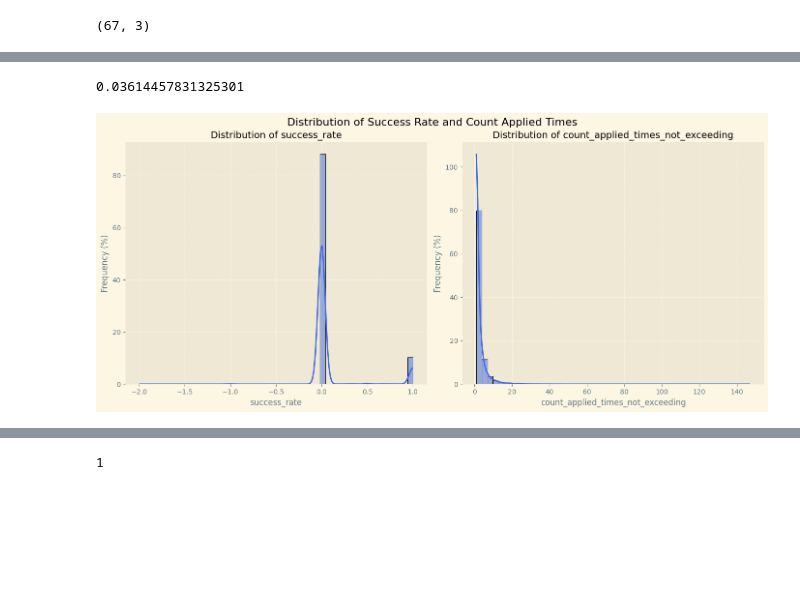
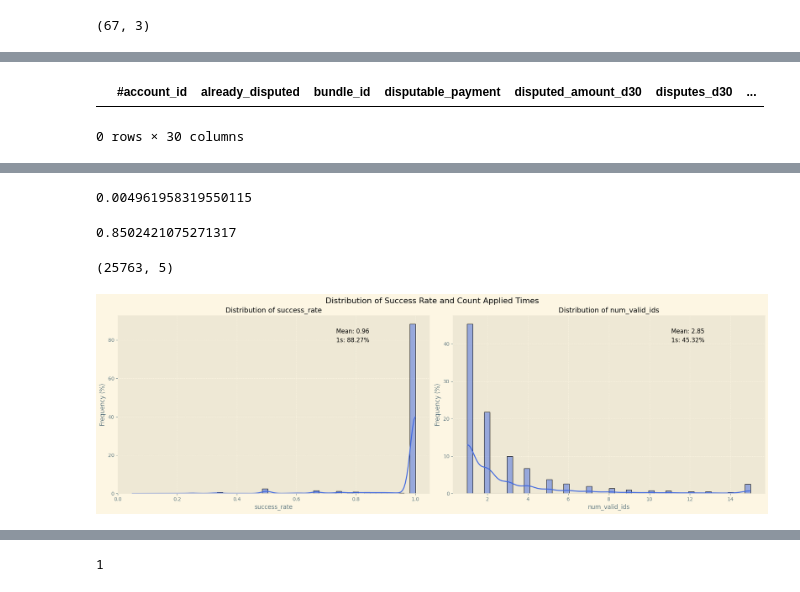
Before and after one commit to PereFuster/Colin-s-insight-rules, a Jupyter notebook: Analysis of withdrawal apply.ipynb, the cells around one changed output, grey strips where cells are left out. Drawn from its saved outputs; the diff is of its cells as text; code cells hidden in the pictures; blank space fills up the shorter version.

```diff
--- a/Analysis of withdrawal apply.ipynb
+++ b/Analysis of withdrawal apply.ipynb
@@ -523,14 +501,2 @@ first_pay_time	#account_id	amount	applied_time	output	output_time	withdraw_id
 # %% [markdown]
 ###
-# %%
-from datetime import timedelta
-
-def convert_to_datetime_list(column):
-    return column.apply(lambda x: [pd.to_datetime(t) if pd.notnull(t) else None for t in x] if isinstance(x, list) else pd.to_datetime(x))
-
-merged_df['first_pay_time'] = pd.to_datetime(merged_df['first_pay_time'])
-merged_df['applied_time'] = convert_to_datetime_list(merged_df['applied_time'])
-merged_df['output_time'] = convert_to_datetime_list(merged_df['output_time'])
-
-filtered_df = merged_df[merged_df['applied_time'].apply(lambda times: all(pd.notnull(times)) if isinstance(times, list) else pd.notnull(times))].copy()
-filtered_df
@@ -772,4 +507,5 @@ Now develop the rules, and see if any can be used or it is useful at all.
 # %%
+modelling_df = merged_df.copy(deep = True)
 modelling_df['new_disputer_30d'] = modelling_df['disputes_d30'].apply(lambda x: 1 if x > 0 else 0)
 # %% [markdown]
 ## Investigation
@@ -780,8 +516,8 @@ modelling_df[modelling_df['count_success_withdrawals'] > modelling_df['count_app
 # %%
 
 # predictors:
-modelling_df['success_rate'] = 1 - modelling_df['count_success_withdrawals'] / modelling_df['count_applied_times_not_exceeding']
-modelling_df['count_applied_times_not_exceeding']
-regressors_all = ['success_rate', 'count_applied_times_not_exceeding']
+modelling_df['success_rate'] = modelling_df['num_valid_succeful_ids'] / modelling_df['num_valid_ids']
+# modelling_df['count_applied_times_not_exceeding']
+regressors_all = ['success_rate', 'num_valid_ids']
 
 # response: new_disputer_30d
@@ -803,13 +524,18 @@ array(['10113784', Timestamp('2023-12-23 04:58:34.514000'),
+# %%
+modelling_df[modelling_df['num_valid_succeful_ids'] > modelling_df['num_valid_ids']]
+# %% [output]
+|  | #account_id | already_disputed | bundle_id | disputable_payment | disputed_amount_d30 | disputes_d30 | ... |
+0 rows × 30 columns
 # %%
 
 # train_data = modelling_df[modelling_df['sum_payments_within_168_hours'] <= 900][regressors_all + ['new_disputer_30d']].fillna(0)
-train_data = modelling_df[modelling_df['count_applied_times_not_exceeding'] > 0][regressors_all + ['new_disputer_30d']].fillna(0)
+train_data = modelling_df[modelling_df['num_valid_succeful_ids'] > 0][regressors_all + ['new_disputer_30d']].fillna(0)
 # train_data = df_7d[regressors_all + ['new_disputer_30d']].fillna(0)
 X_train, y_train = train_data.drop(columns = ['new_disputer_30d']), train_data['new_disputer_30d']
 
 criterion = 'log_loss'
 depth = 4
-leaf_size = 100
+leaf_size = 60
 
 clf = create_model(criterion, depth, leaf_size)
 clf.fit(X_train, y_train)
@@ -833,30 +559,50 @@ graphviz.Source(dot_data)
 # %%
 train_data[train_data['success_rate'] < 0]
 train_data[train_data['success_rate'] > 0][train_data['success_rate'] < 1]['new_disputer_30d'].mean()
-train_data[train_data['success_rate'] > 0][train_data['success_rate'] < 0.8]['new_disputer_30d'].mean()
+# train_data[train_data['success_rate'] > 0][train_data['success_rate'] < 0.8]['new_disputer_30d'].mean()
 # %% [output]
-0.03614457831325301
+0.004961958319550115
+# %%
+modelling_df[modelling_df['num_valid_succeful_ids'] == 0].shape[0] / modelling_df.shape[0]
+# %% [output]
+0.8502421075271317
+# %%
+train_data.shape
+# %% [output]
+(25763, 5)
 # %%
 # Set the style to a professional look
 plt.style.use('Solarize_Light2')  # Consulting-friendly and scientific style
 
-# Function to plot the distribution of both columns
+# Function to plot the distribution of both columns and display mean and percentage of 0s
 def plot_distributions(df, columns):
-    fig, axes = plt.subplots(1, 2, figsize=(14, 6))
+    fig, axes = plt.subplots(1, 2, figsize=(19, 6))
 
     for ax, column in zip(axes, columns):
+        # Calculate mean and percentage of 0s
+        mean_value = df[column].mean()
+        zero_percentage = (df[column] == 1).mean() * 100
+
+        # Plot histogram with KDE
         sns.histplot(df[column], bins=50, kde=True, ax=ax, color='royalblue', stat='percent')
+
+        # Annotate the plot with mean and zero percentage
+        ax.text(0.7, 0.9, f'Mean: {mean_value:.2f}', transform=ax.transAxes, fontsize=12, color='black')
+        ax.text(0.7, 0.85, f'1s: {zero_percentage:.2f}%', transform=ax.transAxes, fontsize=12, color='black')
+
+        # Set titles and labels
         ax.set_title(f'Distribution of {column}', fontsize=14)
         ax.set_xlabel(column, fontsize=12)
         ax.set_ylabel('Frequency (%)', fontsize=12)
         ax.grid(True, linestyle='--', linewidth=0.7)
 
     # Adjust layout and show the plots
+    # plt.figure(figsize=(25, 8))
     plt.tight_layout()
     plt.suptitle('Distribution of Success Rate and Count Applied Times', fontsize=16, y=1.02)
     plt.show()
 
 # Call the function with the dataset and the columns to plot
-plot_distributions(train_data[train_data['count_applied_times_not_exceeding'] > 0], ['success_rate', 'count_applied_times_not_exceeding'])
+plot_distributions(train_data[train_data['num_valid_ids'] > 0], ['success_rate', 'num_valid_ids'])
 # %% [output]
-[figure, old version]
+[figure, new version]
```
Also changed, not shown: parts of 27 cells of this notebook.
